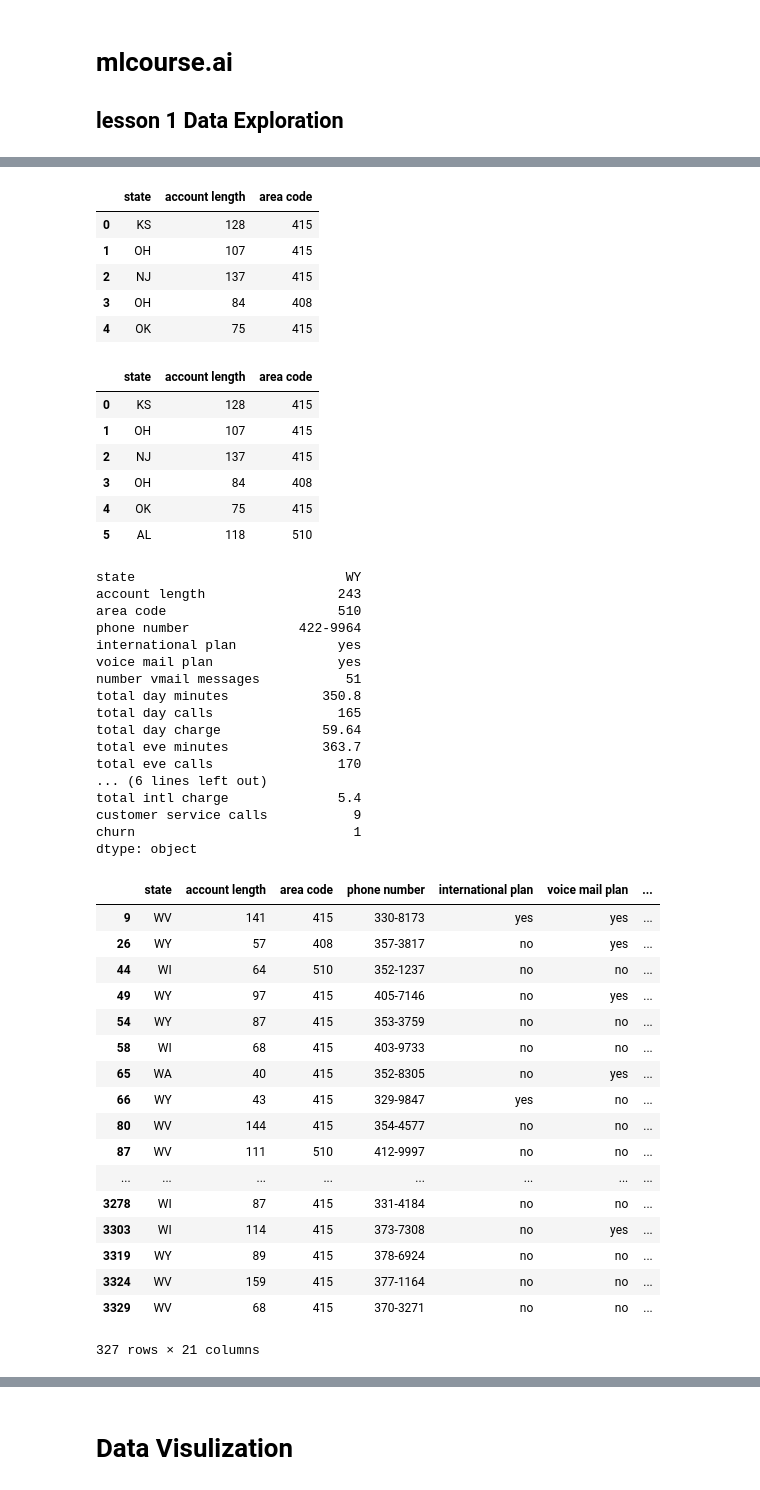
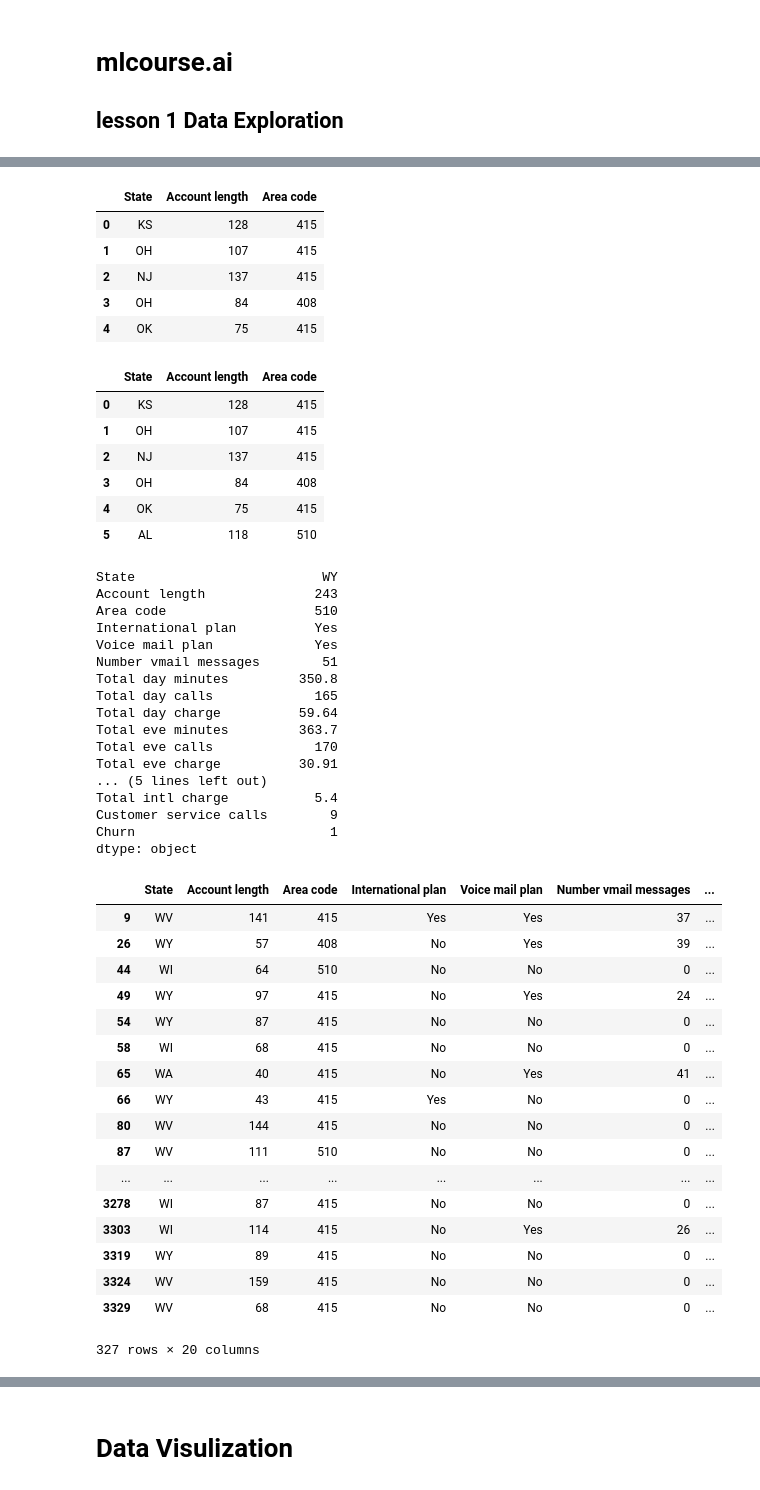
Before and after one commit to chwang733/mlcourse.ai, a Jupyter notebook: DataExploration.ipynb, the cells around one changed output, grey strips where cells are left out. Saved outputs shown, nothing was run; the diff lists cells and outputs as text; code cells hidden in the pictures.

```diff
--- a/DataExploration.ipynb
+++ b/DataExploration.ipynb
@@ -11,7 +11,7 @@ import numpy as np
 import warnings
 warnings.filterwarnings('ignore')
 # %%
-df=pd.read_csv('data/telecom-churn.csv')
+df=pd.read_csv('data/telecom_churn.csv')
 # %%
 pd.options.display.max_columns=999
 df.head()
@@ -56,3 +56,3 @@ memory usage: 524.1+ KB
 # %%
-df.churn=df.churn.astype('int64')
+df.Churn=df.Churn.astype('int64')
 # %%
@@ -106,16 +106,16 @@ df[(df['churn']==1) & (df['international plan']=='yes')]
 # %%
 df.iloc[0:5, 0:3]  #Note: iloc is exclusive, similar to Python
 # %% [output]
-|  | state | account length | area code |
+|  | State | Account length | Area code |
 | 0 | KS | 128 | 415 |
 | 1 | OH | 107 | 415 |
 | 2 | NJ | 137 | 415 |
 | 3 | OH | 84 | 408 |
 | 4 | OK | 75 | 415 |
 # %%
-df.loc[0:5, 'state':'area code']  #Note: loc is inclusive
+df.loc[0:5, 'State':'Area code']  #Note: loc is inclusive
 # %% [output]
-|  | state | account length | area code |
+|  | State | Account length | Area code |
 | 0 | KS | 128 | 415 |
 | 1 | OH | 107 | 415 |
 | 2 | NJ | 137 | 415 |
@@ -125,42 +125,42 @@ df.loc[0:5, 'state':'area code']  #Note: loc is inclusive
 # %%
 df.apply(np.max)
 # %% [output]
-state                           WY
-account length                 243
-area code                      510
-phone number              422-9964
-international plan             yes
-voice mail plan                yes
-number vmail messages           51
-total day minutes            350.8
-total day calls                165
-total day charge             59.64
-total eve minutes            363.7
-total eve calls                170
-... (6 lines left out)
-total intl charge              5.4
-customer service calls           9
-churn                            1
+State                        WY
+Account length              243
+Area code                   510
+International plan          Yes
+Voice mail plan             Yes
+Number vmail messages        51
+Total day minutes         350.8
+Total day calls             165
+Total day charge          59.64
+Total eve minutes         363.7
+Total eve calls             170
+Total eve charge          30.91
+... (5 lines left out)
+Total intl charge           5.4
+Customer service calls        9
+Churn                         1
 dtype: object
 # %%
-df[df.state.apply(lambda x: x[0]=='W')]
+df[df.State.apply(lambda x: x[0]=='W')]
 # %% [output]
-|  | state | account length | area code | phone number | international plan | voice mail plan | ... |
-| 9 | WV | 141 | 415 | 330-8173 | yes | yes | ... |
-| 26 | WY | 57 | 408 | 357-3817 | no | yes | ... |
-| 44 | WI | 64 | 510 | 352-1237 | no | no | ... |
-| 49 | WY | 97 | 415 | 405-7146 | no | yes | ... |
-| 54 | WY | 87 | 415 | 353-3759 | no | no | ... |
-| 58 | WI | 68 | 415 | 403-9733 | no | no | ... |
-| 65 | WA | 40 | 415 | 352-8305 | no | yes | ... |
-| 66 | WY | 43 | 415 | 329-9847 | yes | no | ... |
-| 80 | WV | 144 | 415 | 354-4577 | no | no | ... |
-| 87 | WV | 111 | 510 | 412-9997 | no | no | ... |
+|  | State | Account length | Area code | International plan | Voice mail plan | Number vmail messages | ... |
+| 9 | WV | 141 | 415 | Yes | Yes | 37 | ... |
+| 26 | WY | 57 | 408 | No | Yes | 39 | ... |
+| 44 | WI | 64 | 510 | No | No | 0 | ... |
+| 49 | WY | 97 | 415 | No | Yes | 24 | ... |
+| 54 | WY | 87 | 415 | No | No | 0 | ... |
+| 58 | WI | 68 | 415 | No | No | 0 | ... |
+| 65 | WA | 40 | 415 | No | Yes | 41 | ... |
+| 66 | WY | 43 | 415 | Yes | No | 0 | ... |
+| 80 | WV | 144 | 415 | No | No | 0 | ... |
+| 87 | WV | 111 | 510 | No | No | 0 | ... |
 | ... | ... | ... | ... | ... | ... | ... | ... |
-| 3278 | WI | 87 | 415 | 331-4184 | no | no | ... |
-| 3303 | WI | 114 | 415 | 373-7308 | no | yes | ... |
-| 3319 | WY | 89 | 415 | 378-6924 | no | no | ... |
-| 3324 | WV | 159 | 415 | 377-1164 | no | no | ... |
-| 3329 | WV | 68 | 415 | 370-3271 | no | no | ... |
+| 3278 | WI | 87 | 415 | No | No | 0 | ... |
+| 3303 | WI | 114 | 415 | No | Yes | 26 | ... |
+| 3319 | WY | 89 | 415 | No | No | 0 | ... |
+| 3324 | WV | 159 | 415 | No | No | 0 | ... |
+| 3329 | WV | 68 | 415 | No | No | 0 | ... |
-327 rows × 21 columns
+327 rows × 20 columns
 # %%
```
Also changed, not shown: parts of 17 cells of this notebook, 1 other file.
